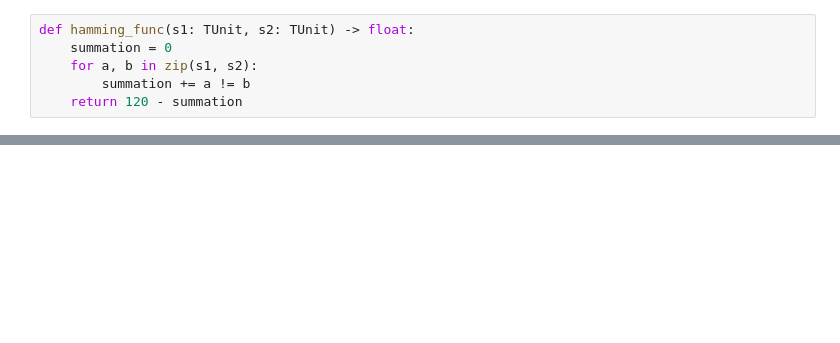
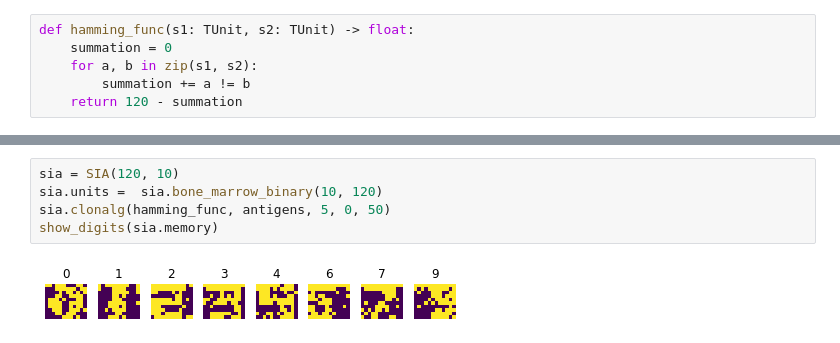
Before and after one commit to D4v0r/IACN-SIA-Algorithms, a Jupyter notebook: notebooks/digit_recognition.ipynb, the cells around one changed output, grey strips where cells are left out. Drawn from its saved outputs; the diff is of its cells as text; blank space fills up the shorter version.

Commit message:
bug CLONALG

```diff
--- a/notebooks/digit_recognition.ipynb
+++ b/notebooks/digit_recognition.ipynb
@@ -79,0 +85,7 @@ show_memories(sib.memory)
+# %%
+sia = SIA(120, 10)
+sia.units =  sia.bone_marrow_binary(10, 120)
+sia.clonalg(hamming_func, antigens, 5, 0, 50)
+show_digits(sia.memory)
+# %% [output]
+[figure, added]
```
Also changed, not shown: parts of 15 cells of this notebook, 1 other file.
